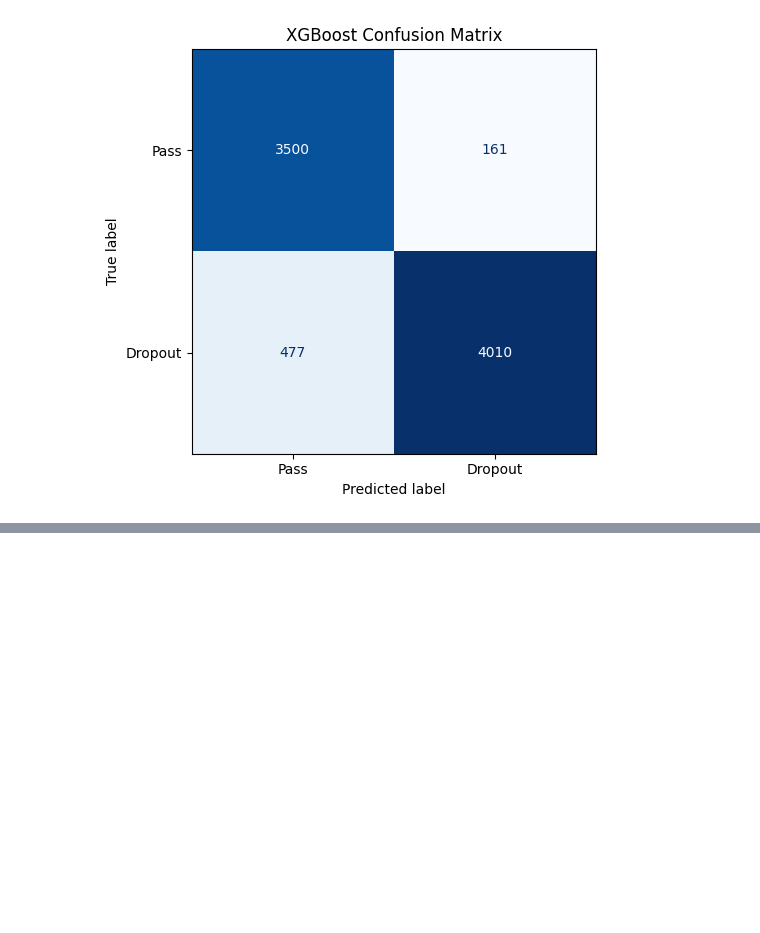
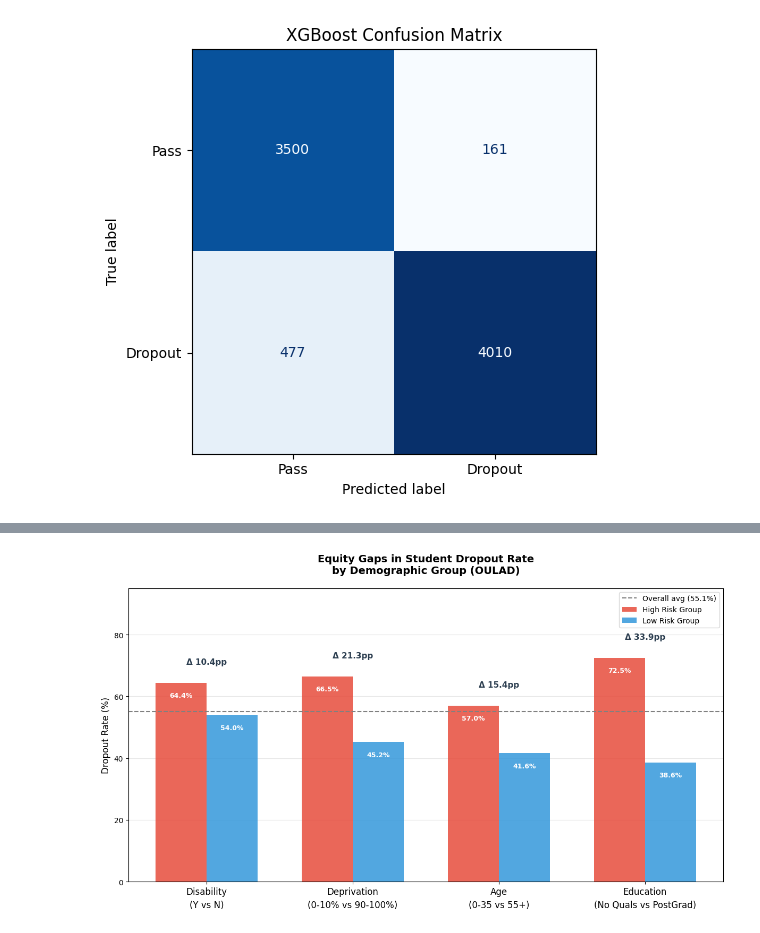
Before and after one commit to madhumitha-gv/Student-Dropout-Risk-Prediction-Learning-Equity-Analysis, a Jupyter notebook: Student Dropout Risk Prediction.ipynb, the cells around one changed output, grey strips where cells are left out. Drawn from its saved outputs; the diff is of its cells as text; code cells hidden in the pictures; blank space fills up the shorter version.

```diff
--- a/Student Dropout Risk Prediction.ipynb
+++ b/Student Dropout Risk Prediction.ipynb
@@ -252,0 +425,57 @@ weighted avg       0.92      0.92      0.92      8148
+# %%
+fig, ax = plt.subplots(figsize=(12, 7))
+
+groups = [
+    ('Disability\n(Y vs N)',              64.4, 54.0),
+    ('Deprivation\n(0-10% vs 90-100%)',   66.5, 45.2),
+    ('Age\n(0-35 vs 55+)',                57.0, 41.6),
+    ('Education\n(No Quals vs PostGrad)', 72.5, 38.6),
+]
+
+labels    = [g[0] for g in groups]
+high_risk = [g[1] for g in groups]
+low_risk  = [g[2] for g in groups]
+gaps      = [h - l for h, l in zip(high_risk, low_risk)]
+
+x     = np.arange(len(labels))
+width = 0.35
+
+bars1 = ax.bar(x - width/2, high_risk, width, label='High Risk Group',
+               color='#e74c3c', alpha=0.85)
+bars2 = ax.bar(x + width/2, low_risk,  width, label='Low Risk Group',
+               color='#3498db', alpha=0.85)
+
+# Value labels INSIDE bars (near top) to avoid overlap
+for bar in bars1:
+    ax.text(bar.get_x() + bar.get_width()/2, bar.get_height() - 3,
+            f'{bar.get_height()}%', ha='center', va='top',
+            fontsize=9, color='white', fontweight='bold')
+for bar in bars2:
+    ax.text(bar.get_x() + bar.get_width()/2, bar.get_height() - 3,
+            f'{bar.get_height()}%', ha='center', va='top',
+            fontsize=9, color='white', fontweight='bold')
+
+# Gap annotations well above both bars
+for i, (h, l, gap) in enumerate(zip(high_risk, low_risk, gaps)):
+    ax.annotate(f'Δ {gap:.1f}pp',
+                xy=(x[i], max(h, l) + 6),
+                ha='center', fontsize=11, fontweight='bold', color='#2c3e50')
+
+ax.axhline(y=55.07, color='gray', linestyle='--',
+           linewidth=1.5, label='Overall avg (55.1%)')
+
+ax.set_xticks(x)
+ax.set_xticklabels(labels, fontsize=12, linespacing=1.5)
+ax.set_ylabel('Dropout Rate (%)', fontsize=12)
+ax.set_ylim(0, 95)
+ax.set_title('Equity Gaps in Student Dropout Rate\nby Demographic Group (OULAD)',
+             fontsize=14, fontweight='bold', pad=20)
+ax.legend(fontsize=10, loc='upper right')
+ax.yaxis.grid(True, alpha=0.3)
+ax.set_axisbelow(True)
+
+plt.tight_layout()
+plt.savefig('equity_gap_summary.png', dpi=150, bbox_inches='tight')
+plt.show()
+# %% [output]
+[figure, added]
```
Also changed, not shown: parts of 8 cells of this notebook.
